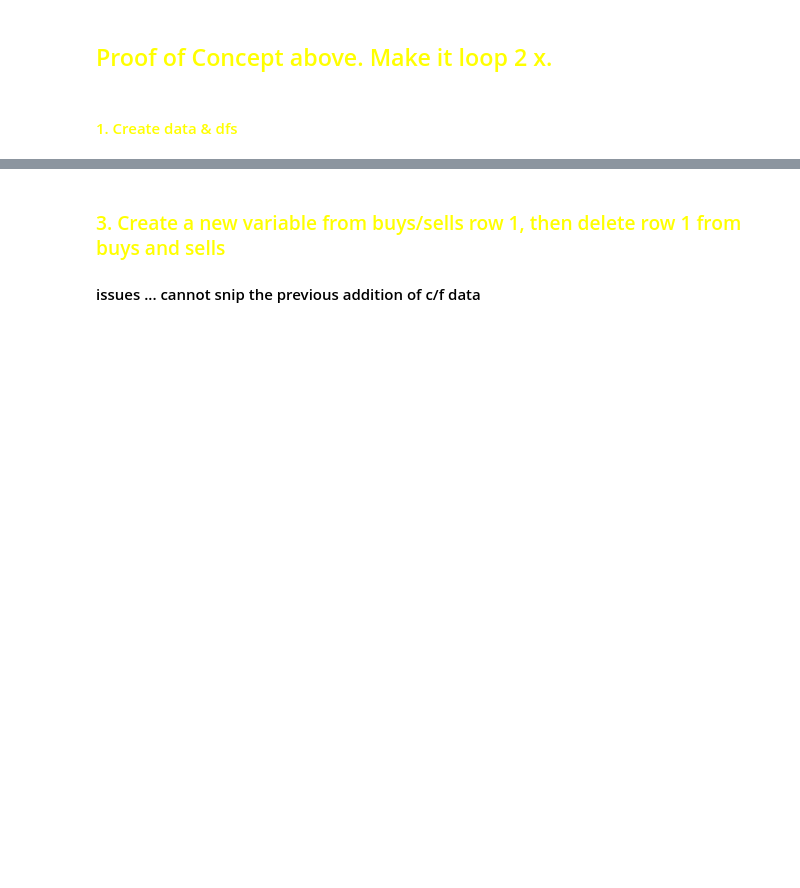
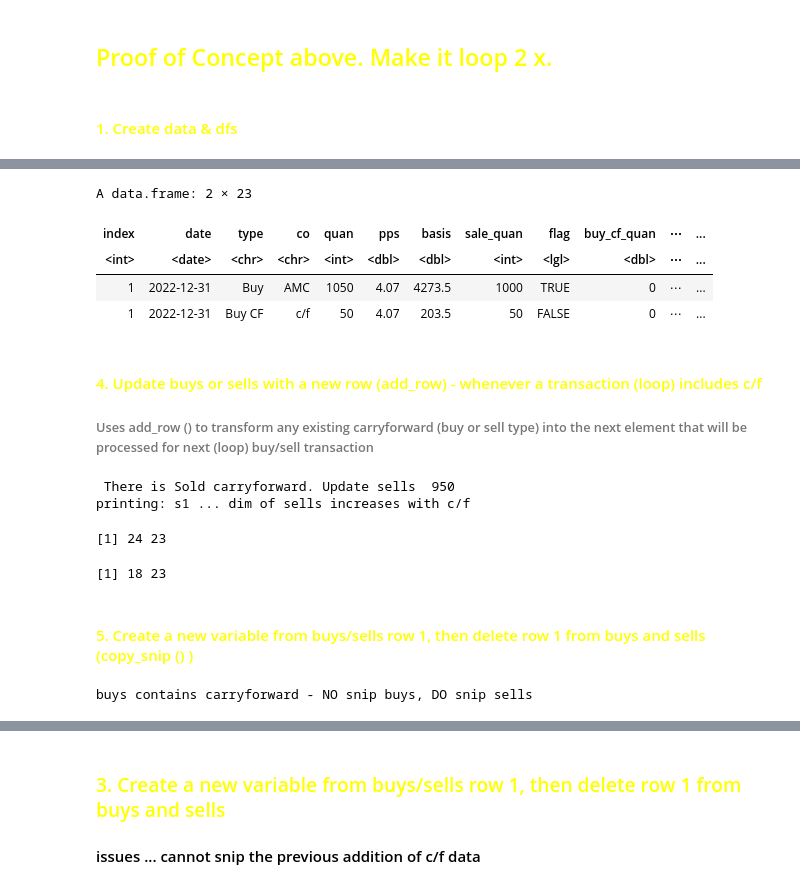
Before and after one commit to GrayCoHub/fifo_redo, a Jupyter notebook: fifo_rows_redo2.ipynb, the cells around one changed output, grey strips where cells are left out. Cells and saved outputs as stored; diff of their text form; code cells hidden in the pictures; blank space fills up the shorter version.

```diff
--- a/fifo_rows_redo2.ipynb
+++ b/fifo_rows_redo2.ipynb
@@ -405,0 +631,37 @@ b
+# %%
+sale_records
+# %% [output]
+A data.frame: 2 × 23
+| index | date | type | co | quan | pps | basis | sale_quan | flag | buy_cf_quan | ⋯ | ... |
+| <int> | <date> | <chr> | <chr> | <int> | <dbl> | <dbl> | <int> | <lgl> | <dbl> | ⋯ | ... |
+| 1 | 2022-12-31 | Buy | AMC | 1050 | 4.07 | 4273.5 | 1000 | TRUE | 0 | ⋯ | ... |
+| 1 | 2022-12-31 | Buy CF | c/f | 50 | 4.07 | 203.5 | 50 | FALSE | 0 | ⋯ | ... |
+# %% [markdown]
+#### <font color = yellow> 4. Update buys or sells with a new row (add_row) - whenever a transaction (loop) includes  c/f
+
+###### Uses add_row () to transform any existing carryforward (buy or sell type) into the next element that will be processed for next (loop) buy/sell transaction
+# %%
+# fct call
+return_list <- update_withcf(buys, sells)
+
+buys <- return_list[[1]]
+sells <- return_list[[2]]
+
+dim(buys)
+dim(sells)
+# %% [output]
+ There is Sold carryforward. Update sells  950
+printing: s1 ... dim of sells increases with c/f
+[1] 24 23
+[1] 18 23
+# %% [markdown]
+#### <font color = yellow>5. Create a new variable from buys/sells row 1, then delete row 1 from buys and sells (copy_snip () )
+# %%
+copy_snip_list <- copy_snip(buys, sells)
+
+b1 <- copy_snip_list[[1]]
+s1 <- copy_snip_list[[2]]
+buys <- copy_snip_list[[3]]
+sells <- copy_snip_list[[4]]
+# %% [output]
+buys contains carryforward - NO snip buys, DO snip sells
```
Also changed, not shown: parts of 54 cells of this notebook.
